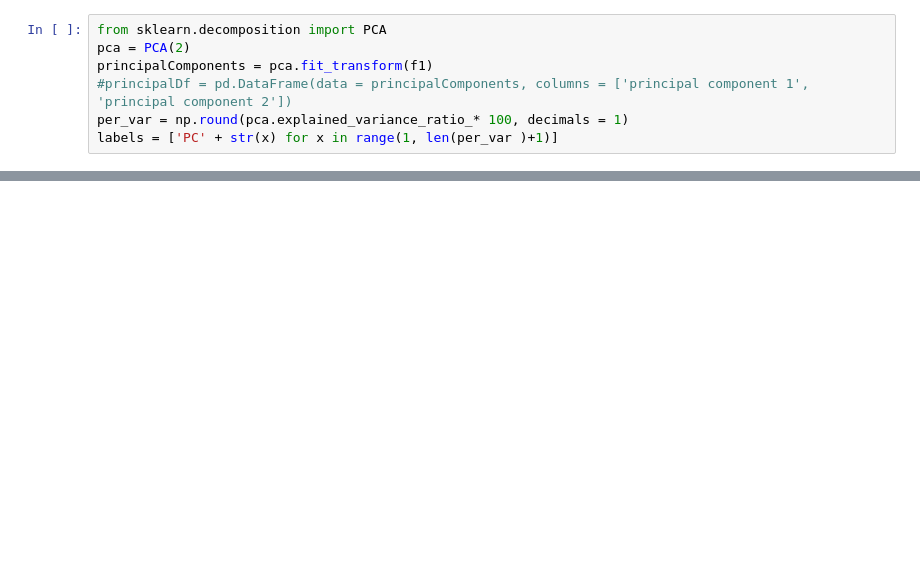
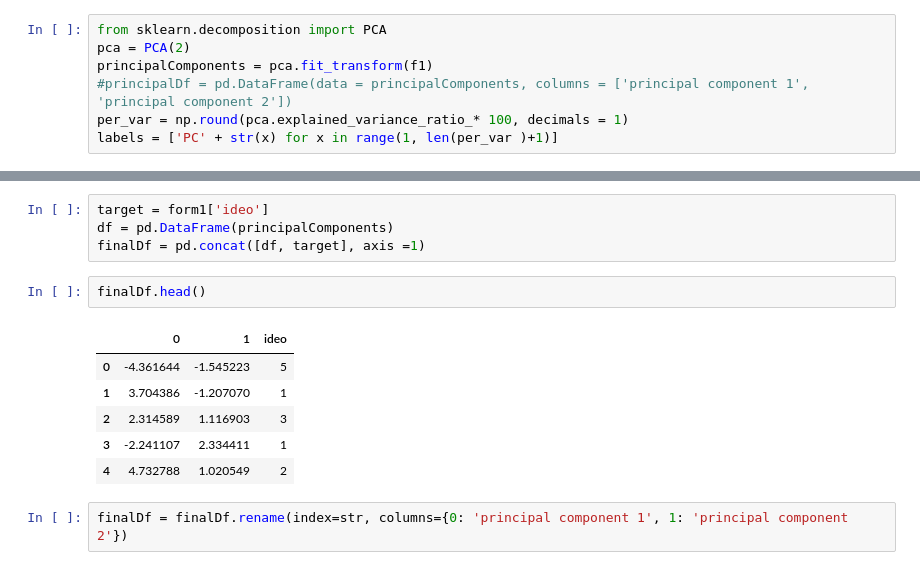
Before and after one commit to taylor-rao/unsupervised, a Jupyter notebook: unsupervised.ipynb, the cells around one changed output, grey strips where cells are left out. Cells and saved outputs as stored; diff of their text form; blank space fills up the shorter version.

```diff
--- a/unsupervised.ipynb
+++ b/unsupervised.ipynb
@@ -162,0 +261,15 @@ plt.show()
+# %%
+target = form1['ideo']
+df = pd.DataFrame(principalComponents)
+finalDf = pd.concat([df, target], axis =1)
+# %%
+finalDf.head()
+# %% [output]
+|  | 0 | 1 | ideo |
+| 0 | -4.361644 | -1.545223 | 5 |
+| 1 | 3.704386 | -1.207070 | 1 |
+| 2 | 2.314589 | 1.116903 | 3 |
+| 3 | -2.241107 | 2.334411 | 1 |
+| 4 | 4.732788 | 1.020549 | 2 |
+# %%
+finalDf = finalDf.rename(index=str, columns={0: 'principal component 1', 1: 'principal component 2'})
```
Also changed, not shown: parts of 16 cells of this notebook.
